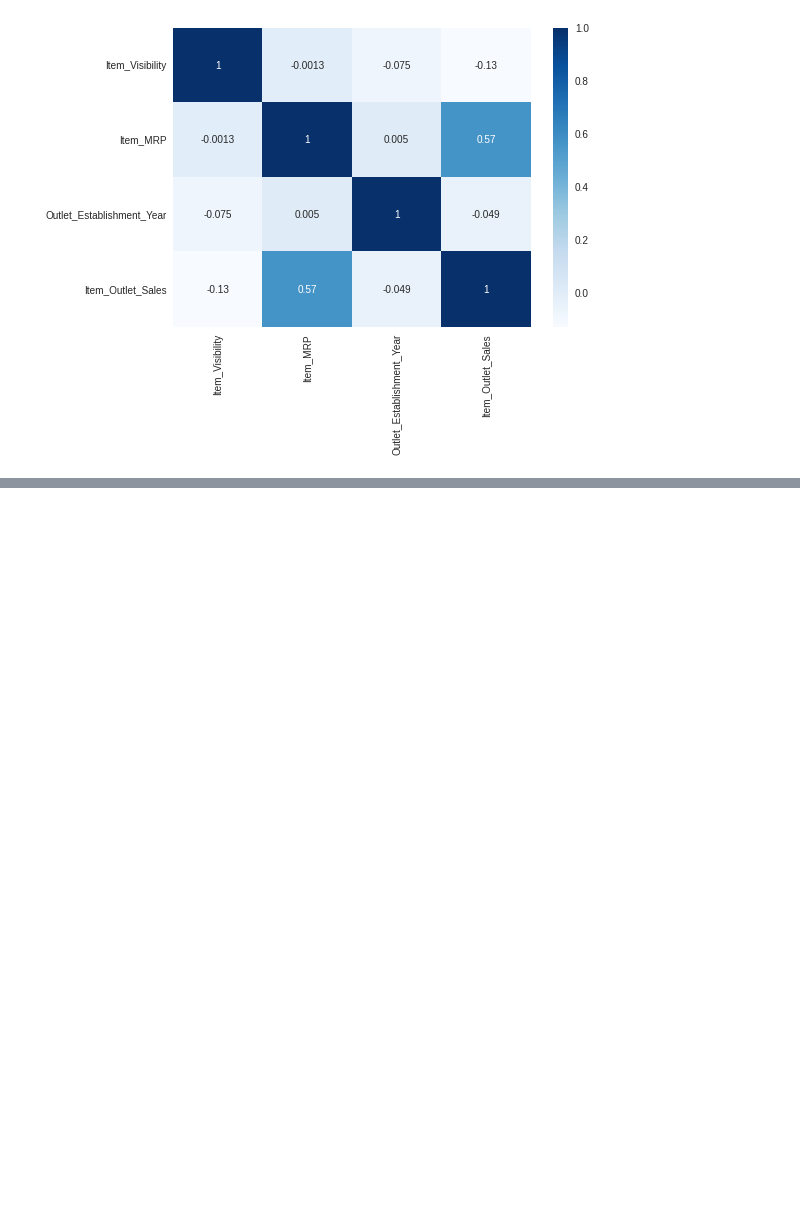
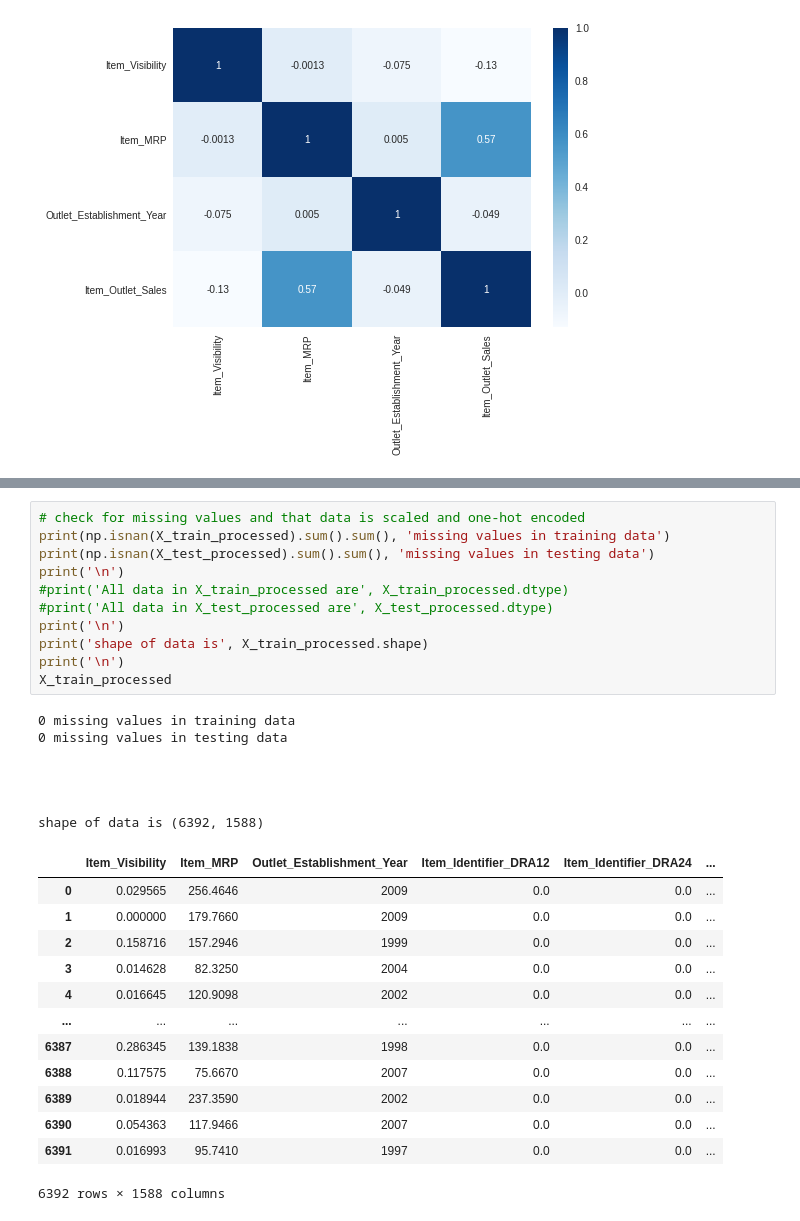
Before and after one commit to amltago/sales_prediction, a Jupyter notebook: Sales.ipynb, the cells around one changed output, grey strips where cells are left out. Saved outputs shown, nothing was run; the diff lists cells and outputs as text; blank space fills up the shorter version.

```diff
--- a/Sales.ipynb
+++ b/Sales.ipynb
@@ -545,0 +799,32 @@ sns.heatmap(corr, cmap = 'Blues', annot = True);
+# %%
+# check for missing values and that data is scaled and one-hot encoded
+print(np.isnan(X_train_processed).sum().sum(), 'missing values in training data')
+print(np.isnan(X_test_processed).sum().sum(), 'missing values in testing data')
+print('\n')
+#print('All data in X_train_processed are', X_train_processed.dtype)
+#print('All data in X_test_processed are', X_test_processed.dtype)
+print('\n')
+print('shape of data is', X_train_processed.shape)
+print('\n')
+X_train_processed
+# %% [output]
+0 missing values in training data
+0 missing values in testing data
+
+
+
+
+shape of data is (6392, 1588)
+|  | Item_Visibility | Item_MRP | Outlet_Establishment_Year | Item_Identifier_DRA12 | Item_Identifier_DRA24 | ... |
+| 0 | 0.029565 | 256.4646 | 2009 | 0.0 | 0.0 | ... |
+| 1 | 0.000000 | 179.7660 | 2009 | 0.0 | 0.0 | ... |
+| 2 | 0.158716 | 157.2946 | 1999 | 0.0 | 0.0 | ... |
+| 3 | 0.014628 | 82.3250 | 2004 | 0.0 | 0.0 | ... |
+| 4 | 0.016645 | 120.9098 | 2002 | 0.0 | 0.0 | ... |
+| ... | ... | ... | ... | ... | ... | ... |
+| 6387 | 0.286345 | 139.1838 | 1998 | 0.0 | 0.0 | ... |
+| 6388 | 0.117575 | 75.6670 | 2007 | 0.0 | 0.0 | ... |
+| 6389 | 0.018944 | 237.3590 | 2002 | 0.0 | 0.0 | ... |
+| 6390 | 0.054363 | 117.9466 | 2007 | 0.0 | 0.0 | ... |
+| 6391 | 0.016993 | 95.7410 | 1997 | 0.0 | 0.0 | ... |
+6392 rows × 1588 columns
```
Also changed, not shown: parts of 28 cells of this notebook.
